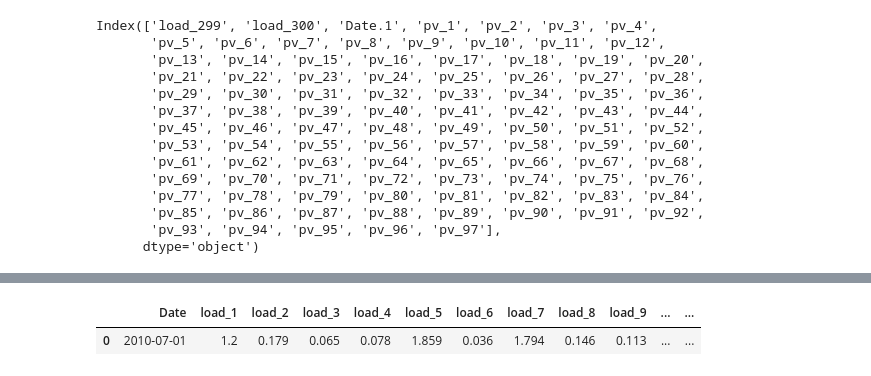
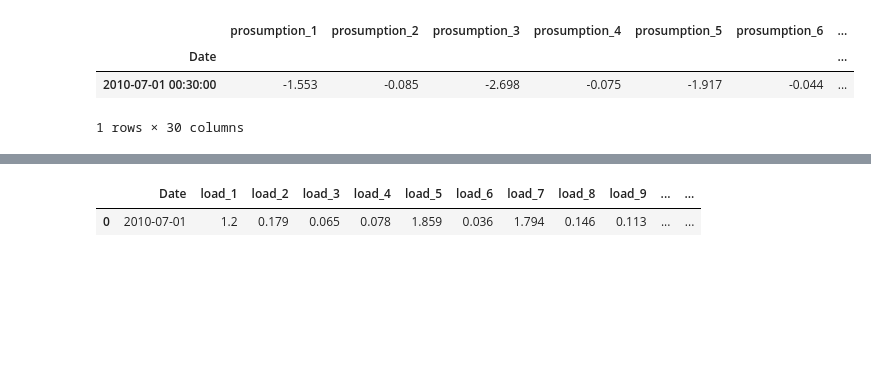
Before and after one commit to JonasSievers/Federated-Reinforcement-Learning-for-Battery-Charging, a Jupyter notebook: data/2feature_engineering_data/data_feature_engineering_scripts/03Data_Clustering.ipynb, the cells around one changed output, grey strips where cells are left out. Drawn from its saved outputs; the diff is of its cells as text; code cells hidden in the pictures; blank space fills up the shorter version.

```diff
--- a/data/2feature_engineering_data/data_feature_engineering_scripts/03Data_Clustering.ipynb
+++ b/data/2feature_engineering_data/data_feature_engineering_scripts/03Data_Clustering.ipynb
@@ -31,17 +17,33 @@ df.head(1)
-# %%
-df.columns[300:400]
-# %% [output]
-Index(['load_299', 'load_300', 'Date.1', 'pv_1', 'pv_2', 'pv_3', 'pv_4',
-       'pv_5', 'pv_6', 'pv_7', 'pv_8', 'pv_9', 'pv_10', 'pv_11', 'pv_12',
-       'pv_13', 'pv_14', 'pv_15', 'pv_16', 'pv_17', 'pv_18', 'pv_19', 'pv_20',
-       'pv_21', 'pv_22', 'pv_23', 'pv_24', 'pv_25', 'pv_26', 'pv_27', 'pv_28',
-       'pv_29', 'pv_30', 'pv_31', 'pv_32', 'pv_33', 'pv_34', 'pv_35', 'pv_36',
-       'pv_37', 'pv_38', 'pv_39', 'pv_40', 'pv_41', 'pv_42', 'pv_43', 'pv_44',
-       'pv_45', 'pv_46', 'pv_47', 'pv_48', 'pv_49', 'pv_50', 'pv_51', 'pv_52',
-       'pv_53', 'pv_54', 'pv_55', 'pv_56', 'pv_57', 'pv_58', 'pv_59', 'pv_60',
-       'pv_61', 'pv_62', 'pv_63', 'pv_64', 'pv_65', 'pv_66', 'pv_67', 'pv_68',
-       'pv_69', 'pv_70', 'pv_71', 'pv_72', 'pv_73', 'pv_74', 'pv_75', 'pv_76',
-       'pv_77', 'pv_78', 'pv_79', 'pv_80', 'pv_81', 'pv_82', 'pv_83', 'pv_84',
-       'pv_85', 'pv_86', 'pv_87', 'pv_88', 'pv_89', 'pv_90', 'pv_91', 'pv_92',
-       'pv_93', 'pv_94', 'pv_95', 'pv_96', 'pv_97'],
-      dtype='object')
+# %%
+#Get data
+
+cwd = os.path.normpath(os.path.dirname(os.path.dirname(os.path.dirname(os.getcwd()))))
+df = pd.read_csv(cwd+'/data/3final_data/Final_Energy_dataset.csv', index_col='Date')
+df.index = pd.to_datetime(df.index)
+df.fillna(0, inplace=True)
+
+# Filter for the first 30 'load' and 'pv' columns using list comprehension
+columns_to_keep = [
+    col for col in df.columns
+    if (col.startswith('load_') or col.startswith('pv_')) and int(col.split('_')[1]) <= 30
+]
+filtered_df = df[columns_to_keep]
+
+# Calculate prosumption for each user
+prosumption_df = pd.DataFrame(index=df.index)
+for i in range(1, 31):  # Assuming 30 users
+    load_col = f'load_{i}'
+    pv_col = f'pv_{i}'
+    if load_col in filtered_df.columns and pv_col in filtered_df.columns:
+        prosumption_df[f'prosumption_{i}'] = filtered_df[pv_col] - filtered_df[load_col]
+
+#Only keep month 3,7,11 of the data to limit computational time
+prosumption_df = prosumption_df[prosumption_df.index.month.isin([3, 7, 11])]
+prosumption_df = prosumption_df[prosumption_df.index.day.isin([1,2,3,4,5,6,7,8,9,10])]
+
+prosumption_df.head(1)
+# %% [output]
+|  | prosumption_1 | prosumption_2 | prosumption_3 | prosumption_4 | prosumption_5 | prosumption_6 | ... |
+| Date |  |  |  |  |  |  | ... |
+| 2010-07-01 00:30:00 | -1.553 | -0.085 | -2.698 | -0.075 | -1.917 | -0.044 | ... |
+1 rows × 30 columns
```
Also changed, not shown: parts of 9 cells of this notebook, 10 other files.
